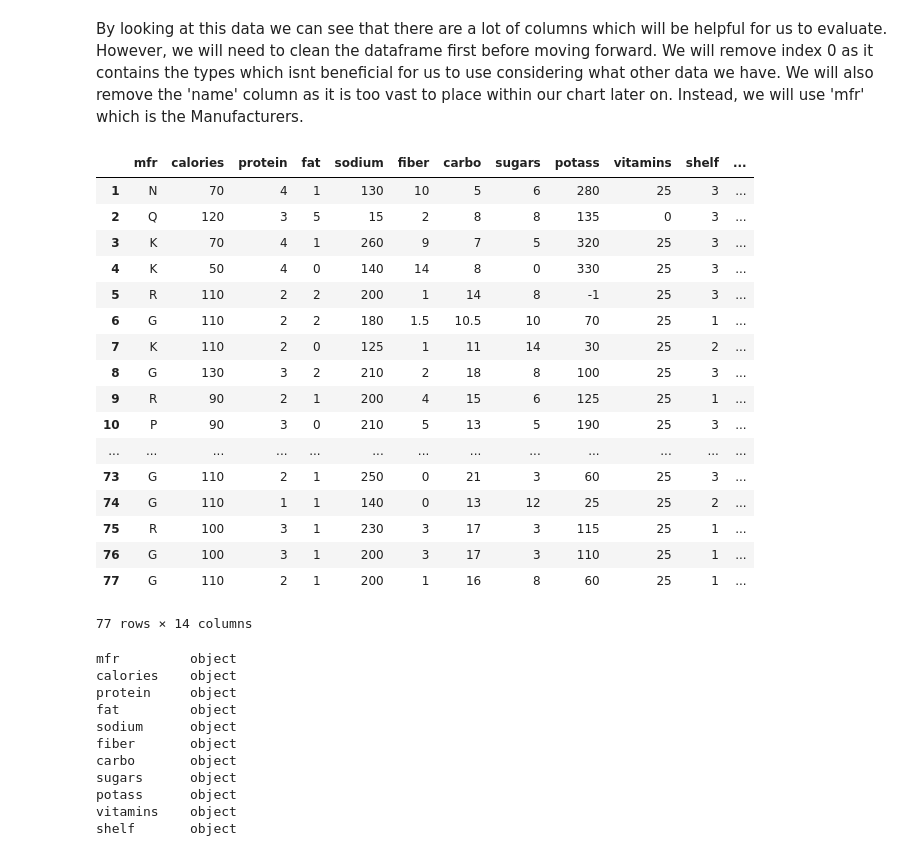
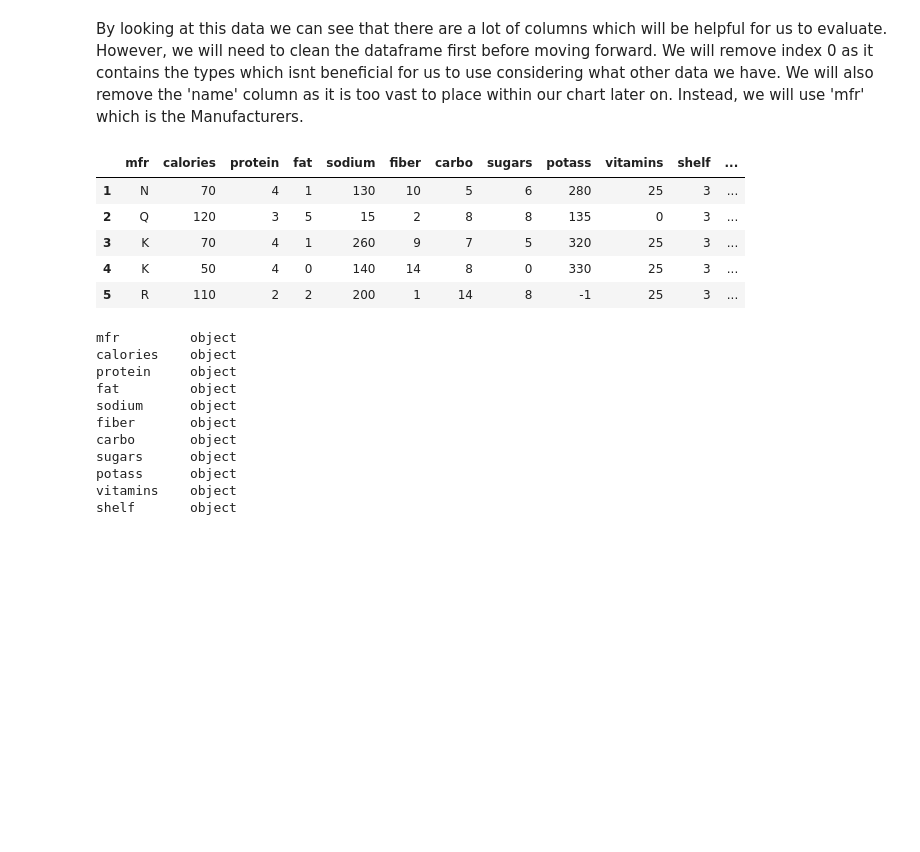
Before and after one commit to sghaleb1/Data-analysis, a Jupyter notebook: cereals_data.ipynb, the cells around one changed output. Saved outputs shown, nothing was run; the diff lists cells and outputs as text; code cells hidden in the pictures; blank space fills up the shorter version.

```diff
--- a/cereals_data.ipynb
+++ b/cereals_data.ipynb
@@ -38,27 +26,15 @@ We will also remove the 'name' column as it is too vast to place within our char
 # %%
 # drop index 0 as it consists of data types, as well as the H = hot and C = cold 'types' after mfr
 cereals = df.drop(df.index[0])
 cereals = cereals.drop(['name', 'type'], axis=1)
-cereals
+cereals.head()
 # %% [output]
 |  | mfr | calories | protein | fat | sodium | fiber | carbo | sugars | potass | vitamins | shelf | ... |
 | 1 | N | 70 | 4 | 1 | 130 | 10 | 5 | 6 | 280 | 25 | 3 | ... |
 | 2 | Q | 120 | 3 | 5 | 15 | 2 | 8 | 8 | 135 | 0 | 3 | ... |
 | 3 | K | 70 | 4 | 1 | 260 | 9 | 7 | 5 | 320 | 25 | 3 | ... |
 | 4 | K | 50 | 4 | 0 | 140 | 14 | 8 | 0 | 330 | 25 | 3 | ... |
 | 5 | R | 110 | 2 | 2 | 200 | 1 | 14 | 8 | -1 | 25 | 3 | ... |
-| 6 | G | 110 | 2 | 2 | 180 | 1.5 | 10.5 | 10 | 70 | 25 | 1 | ... |
-| 7 | K | 110 | 2 | 0 | 125 | 1 | 11 | 14 | 30 | 25 | 2 | ... |
-| 8 | G | 130 | 3 | 2 | 210 | 2 | 18 | 8 | 100 | 25 | 3 | ... |
-| 9 | R | 90 | 2 | 1 | 200 | 4 | 15 | 6 | 125 | 25 | 1 | ... |
-| 10 | P | 90 | 3 | 0 | 210 | 5 | 13 | 5 | 190 | 25 | 3 | ... |
-| ... | ... | ... | ... | ... | ... | ... | ... | ... | ... | ... | ... | ... |
-| 73 | G | 110 | 2 | 1 | 250 | 0 | 21 | 3 | 60 | 25 | 3 | ... |
-| 74 | G | 110 | 1 | 1 | 140 | 0 | 13 | 12 | 25 | 25 | 2 | ... |
-| 75 | R | 100 | 3 | 1 | 230 | 3 | 17 | 3 | 115 | 25 | 1 | ... |
-| 76 | G | 100 | 3 | 1 | 200 | 3 | 17 | 3 | 110 | 25 | 1 | ... |
-| 77 | G | 110 | 2 | 1 | 200 | 1 | 16 | 8 | 60 | 25 | 1 | ... |
-77 rows × 14 columns
 # %%
 cereals.dtypes
 # %% [output]
```
Also changed, not shown: parts of 1 cell of this notebook, 2 other files.
